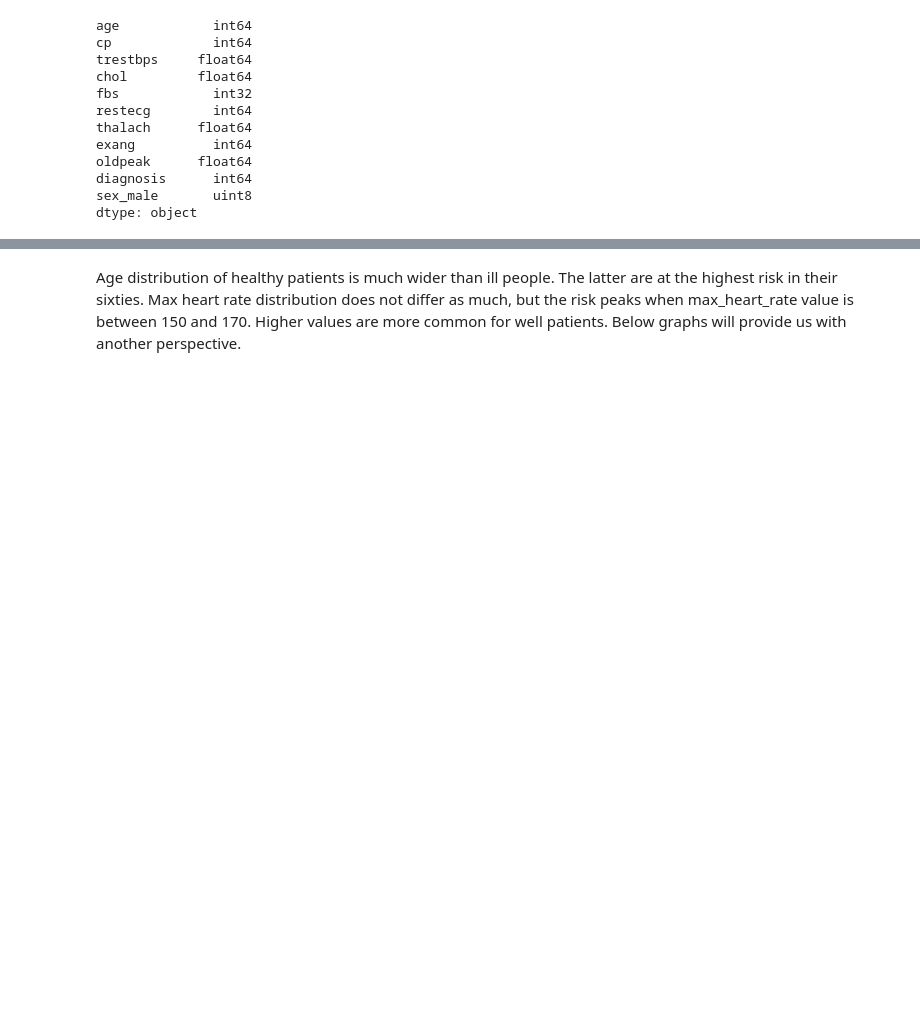
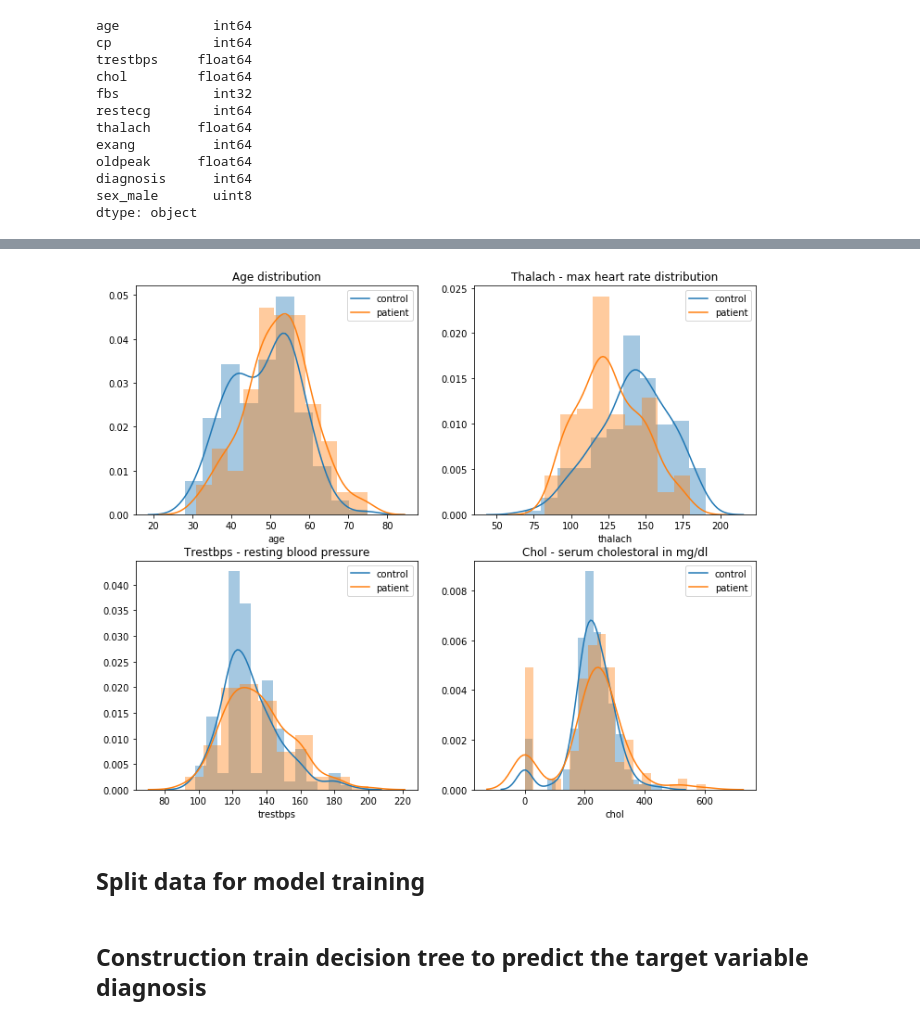
Before and after one commit to AnatolyKarpov/bio_ml_2019, a Jupyter notebook: olebedenko_2029637/hw_1/switz_handling.ipynb, the cells around one changed output, grey strips where cells are left out. Drawn from its saved outputs; the diff is of its cells as text; code cells hidden in the pictures; blank space fills up the shorter version.

Commit message:
Add desicion tree model construction

```diff
--- a/olebedenko_2029637/hw_1/switz_handling.ipynb
+++ b/olebedenko_2029637/hw_1/switz_handling.ipynb
@@ -129,18 +143,21 @@ plt.show()
 # %%
-# create four distplots
 plt.figure(figsize=(12,10))
 plt.subplot(221)
-sns.distplot(df[df['num']==0].Age)
-plt.title('Age of patients without heart disease')
+sns.distplot(df[df['diagnosis']==0].age, kde_kws={"label": "control"})
+sns.distplot(df[df['diagnosis']==1].age, kde_kws={"label": "patient"})
+plt.title('Age distribution')
 plt.subplot(222)
-sns.distplot(df[df['num']==1].Age)
-plt.title('Age of patients with heart disease')
+sns.distplot(df[df['diagnosis']==0].thalach, kde_kws={"label": "control"})
+sns.distplot(df[df['diagnosis']==1].thalach, kde_kws={"label": "patient"})
+plt.title('Thalach - max heart rate distribution')
 plt.subplot(223)
-sns.distplot(df[df['num']==0].thalach)
-plt.title('Max heart rate of patients without heart disease')
+sns.distplot(df[df['diagnosis']==0].trestbps, kde_kws={"label": "control"})
+sns.distplot(df[df['diagnosis']==1].trestbps, kde_kws={"label": "patient"})
+plt.title('Trestbps - resting blood pressure')
 plt.subplot(224)
-sns.distplot(df[df['num']==1].thalach)
-plt.title('Max heart rate of patients with heart disease')
+sns.distplot(df[df['diagnosis']==0].chol, kde_kws={"label": "control"})
+sns.distplot(df[df['diagnosis']==1].chol, kde_kws={"label": "patient"})
+plt.title('Chol - serum cholestoral in mg/dl')
 plt.show()
+# %% [output]
+[figure, added]
-# %% [markdown]
-Age distribution of healthy patients is much wider than ill people. The latter are at the highest risk in their sixties. Max heart rate distribution does not differ as much, but the risk peaks when max_heart_rate value is between 150 and 170. Higher values are more common for well patients. Below graphs will provide us with another perspective.
@@ -155,0 +164,2 @@ plt.show()
+# %% [markdown]
+## Split data for model training
@@ -155,0 +171,2 @@ plt.show()
+# %% [markdown]
+## Construction train decision tree to predict the target variable diagnosis
```
Also changed, not shown: parts of 14 cells of this notebook.
